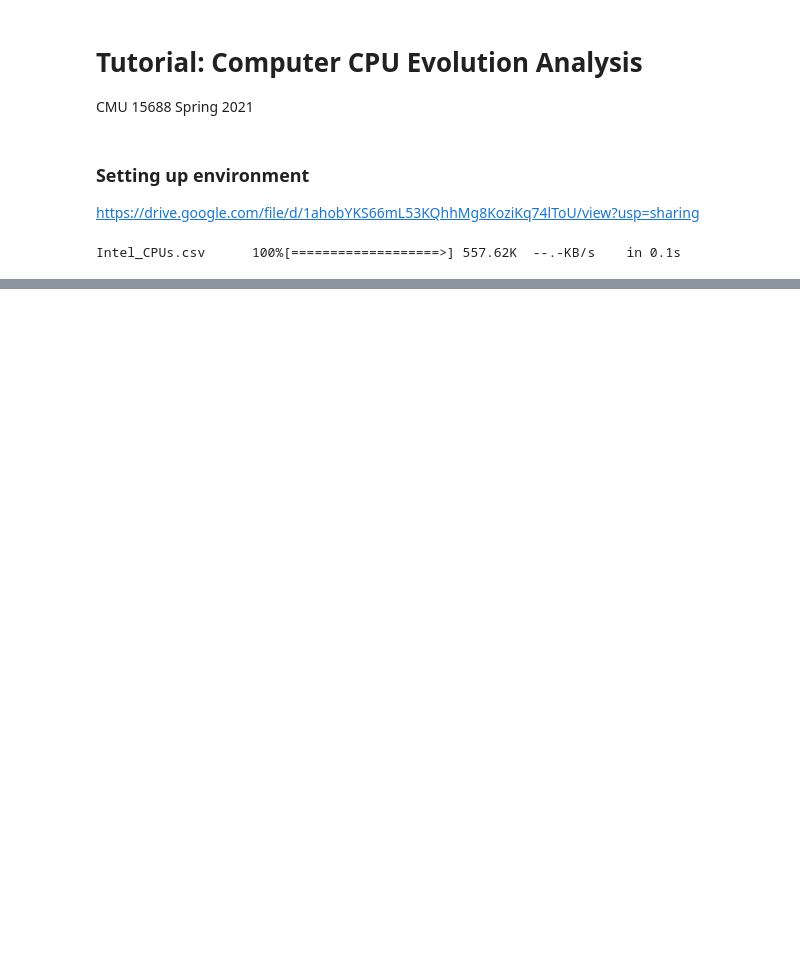
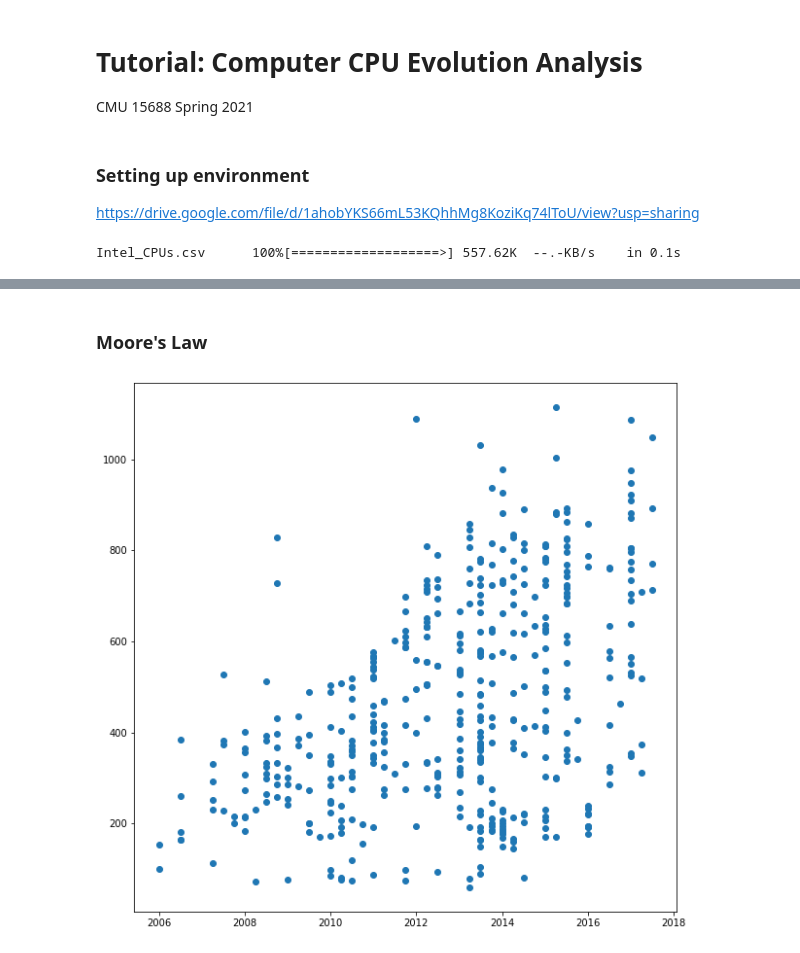
Before and after one commit to qiufengtiger/CPU_evolution_data_analysis, a Jupyter notebook: CPU_evolution_analysis.ipynb, the cells around one changed output, grey strips where cells are left out. Cells and saved outputs as stored; diff of their text form; code cells hidden in the pictures; blank space fills up the shorter version.

```diff
--- a/CPU_evolution_analysis.ipynb
+++ b/CPU_evolution_analysis.ipynb
@@ -15,5 +19,4 @@ import numpy as np
 Intel_CPUs.csv      100%[===================>] 557.62K  --.-KB/s    in 0.1s
 # %%
 csv_file_name = 'Intel_CPUs.csv'
-df = pd.read_csv(csv_file_name, header=0, sep=',', quotechar='"', dtype=str, keep_default_na=False)
-print(df.columns.values)
+df = pd.read_csv(csv_file_name, header=0, sep=',', quotechar='"', dtype=str, keep_default_na=True)
@@ -35,0 +199,6 @@ print(df.columns.values)
+# %%
+csv_file_name = 'Intel_CPUs_only_geekbench_score.csv'
+df_geekbench_scores = pd.read_csv(csv_file_name, header=0, sep=',', quotechar='"', dtype=str, keep_default_na=True)
+# %%
+df_with_score = df.join(df_geekbench_scores)
+df_with_score.dropna(subset=['Geekbench_Single', 'Geekbench_Multi'], inplace=True)
@@ -35,0 +207,28 @@ print(df.columns.values)
+# %% [markdown]
+### Moore's Law
+# %%
+df_desktop = df_with_score[df_with_score.Vertical_Segment == 'Desktop']
+df_mobile = df_with_score[df_with_score.Vertical_Segment == 'Mobile']
+
+# df_Core_desktop = df_desktop[df_desktop.Product_Collection.str.contains('Core', regex=False)]
+# df_Core_desktop = df_Core_desktop[~(df_Core_desktop.Processor_Number.str.contains('T', regex=False))]
+# df_Core_desktop = df_Core_desktop[~(df_Core_desktop.Processor_Number.str.contains('S', regex=False))]
+
+# df_Core_desktop = df_Core_desktop[~(df_Core_desktop.Processor_Number.str.contains('R', regex=False))]
+
+# df_Core_desktop = df_Core_desktop[~(df_Core_desktop.Processor_Number.str.contains('i3', regex=False))]
+df_mobile.to_csv('core.csv', encoding='utf-8', index=False)
+launch_time = df_mobile['Launch_Date'].values
+single_core_perf = df_mobile['Geekbench_Single'].apply(lambda x: float(x)).values
+multi_core_perf = df_mobile['Geekbench_Multi'].apply(lambda x: float(x)).values
+# li = df_mobile['T'].apply(lambda x: float(x)).values
+
+
+plt.figure(figsize=(10,10))
+
+# plt.xticks(np.arange(2006,2018,step=1))
+# plt.yticks(np.arange(0,16000,step=1000))
+plt.scatter(launch_time, single_core_perf)
+plt.show()
+# %% [output]
+[figure, added]
```
Also changed, not shown: parts of 12 cells of this notebook, 2 other files.
